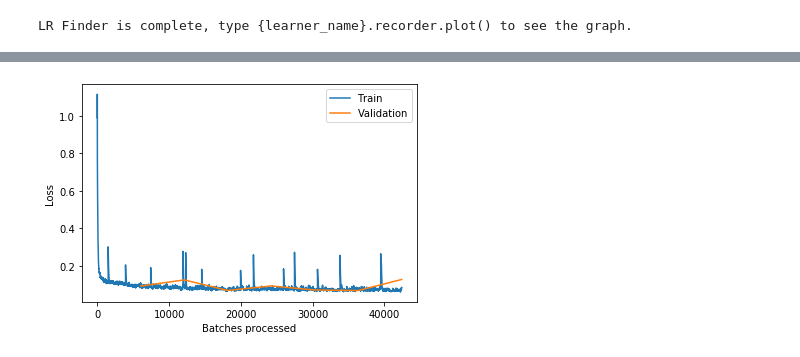
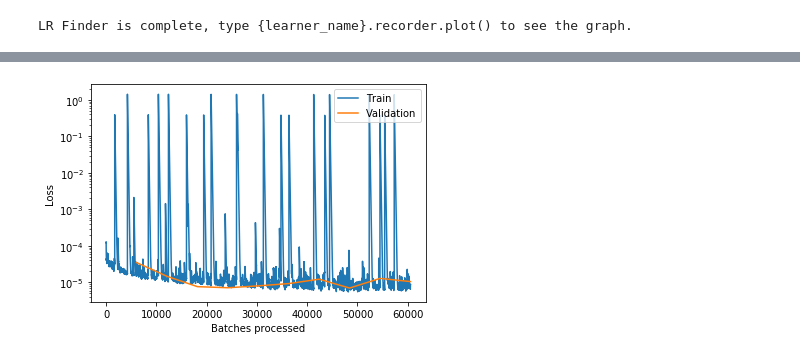
Before and after one commit to erwulff/lth_thesis_project, a Jupyter notebook: jet_by_jet_compression/fastai_AE_3D/fastai_AE_3D_200_no1cycle.ipynb, the cells around one changed output, grey strips where cells are left out. Saved outputs shown, nothing was run; the diff lists cells and outputs as text; code cells hidden in the pictures.

```diff
--- a/jet_by_jet_compression/fastai_AE_3D/fastai_AE_3D_200_no1cycle.ipynb
+++ b/jet_by_jet_compression/fastai_AE_3D/fastai_AE_3D_200_no1cycle.ipynb
@@ -123,13 +100,13 @@ class RMSELoss(torch.nn.Module):
         criterion = nn.MSELoss()
         loss = torch.sqrt(criterion(x, y))
         return loss
-#loss_func = nn.MSELoss()
-loss_func = RMSELoss()
+loss_func = nn.MSELoss()
+#loss_func = RMSELoss()
 #loss_func = my_loss_func
 # %%
 bn_wd = False  # Don't use weight decay fpr batchnorm layers
 true_wd = True  # wd will be used for all optimizers
-wd = 1e-5
+wd = 1e-6
 learn = basic_train.Learner(data=db, model=model, loss_func=loss_func, wd=wd, callback_fns=ActivationStats, bn_wd=bn_wd, true_wd=true_wd)
 # %%
 from fastai import train as tr
@@ -144,5 +121,5 @@ learn.recorder.plot()
 # %%
-lr = 1e-2
-learn.fit(7, lr=lr, wd=wd)
+lr = 1e-7
+learn.fit(1, lr=lr, wd=wd)
 # %% [output]
 | epoch | train_loss | valid_loss | time |
@@ -159,0 +127,3 @@ learn.fit(7, lr=lr, wd=wd)
+# %%
+lr = 1e-4
+learn.fit(10, lr=lr, wd=wd)
@@ -160,7 +142,8 @@ learn.fit(7, lr=lr, wd=wd)
 # %%
 learn.recorder.plot_losses()
+plt.yscale('log')
 # %% [output]
-[figure, old version]
+[figure, new version]
 # %%
 plt.plot(learn.recorder.val_losses, marker='>')
 # %% [output]
```
Also changed, not shown: parts of 75 cells of this notebook, 15 other files.
